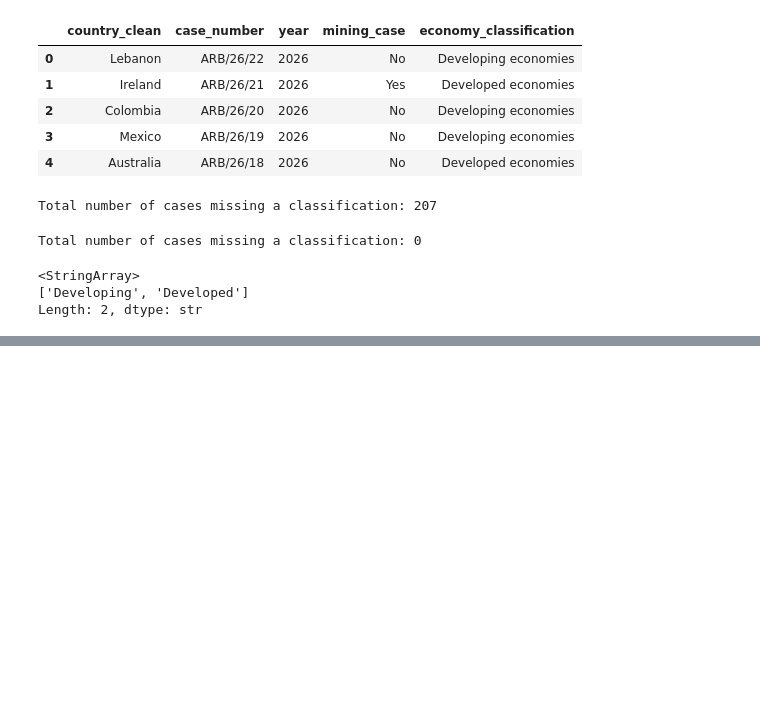
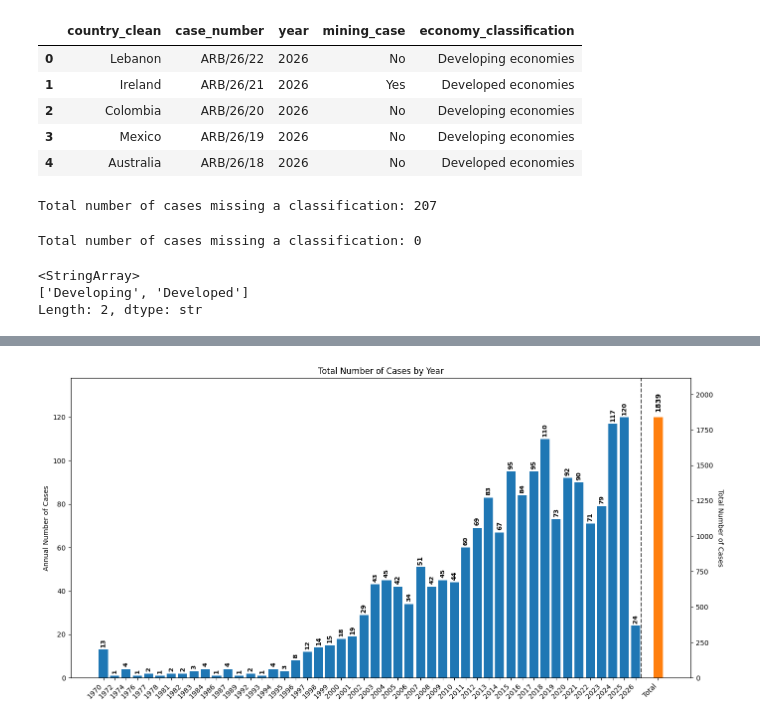
Before and after one commit to elgodwin-qmul/ISDS, a Jupyter notebook: notebooks/analysis.ipynb, the cells around one changed output, grey strips where cells are left out. Drawn from its saved outputs; the diff is of its cells as text; code cells hidden in the pictures; blank space fills up the shorter version.

Commit message:
Add code that plots data

```diff
--- a/notebooks/analysis.ipynb
+++ b/notebooks/analysis.ipynb
@@ -597,0 +609,13 @@ Length: 2, dtype: str
+# %%
+from utils.bar_plot_utils import plot_yearly_totals
+yearly_cases = ( df_MINING_CASES .groupby("year") .size() .reset_index(name="total_cases") )
+
+plot_yearly_totals(
+    df=yearly_cases,
+    year_col="year",
+    value_col="total_cases",
+    title="Total Number of Cases by Year",
+    save_path="../plots/annual_cases.png"
+)
+# %% [output]
+[figure, added]
```
Also changed, not shown: parts of 4 cells of this notebook, 2 other files.
